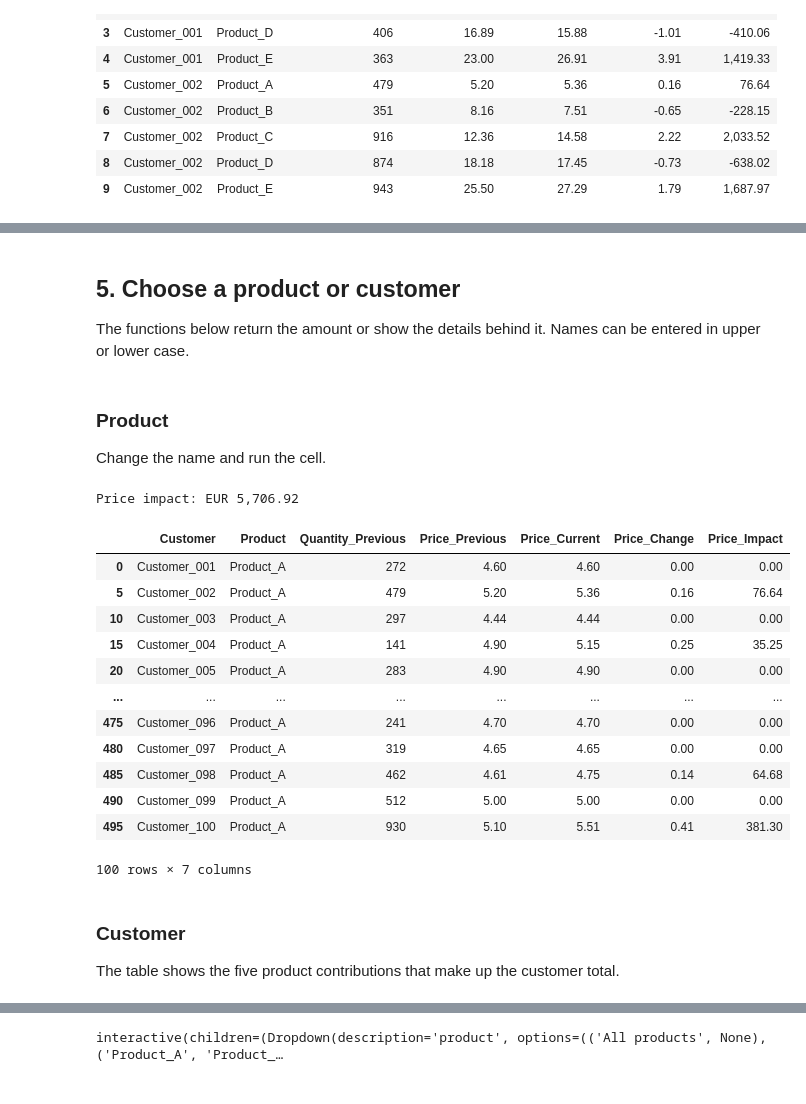
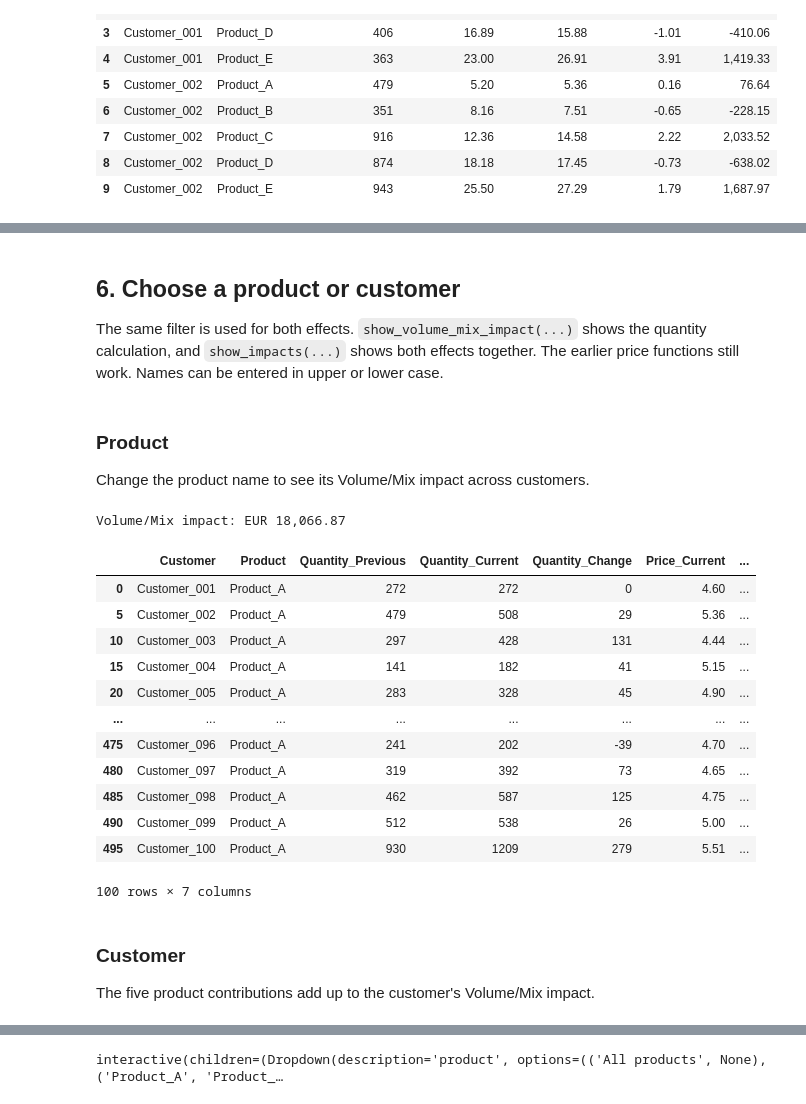
Before and after one commit to StoyanBachvarov/High-School-Math-Exam, a Jupyter notebook: sales_variance_analysis_implementation.ipynb, the cells around one changed output, grey strips where cells are left out. Drawn from its saved outputs; the diff is of its cells as text; code cells hidden in the pictures.

Commit message:
Calculation Volume Impact

```diff
--- a/sales_variance_analysis_implementation.ipynb
+++ b/sales_variance_analysis_implementation.ipynb
@@ -129,9 +175,9 @@ Total price impact: EUR 143,231.87
 # %% [markdown]
-## 5. Choose a product or customer
+## 6. Choose a product or customer
 
-The functions below return the amount or show the details behind it. Names can be entered in upper or lower case.
+The same filter is used for both effects. `show_volume_mix_impact(...)` shows the quantity calculation, and `show_impacts(...)` shows both effects together. The earlier price functions still work. Names can be entered in upper or lower case.
 # %%
-def price_impact_details(product=None, customer=None):
+def sales_details(product=None, customer=None):
     result = comparison
     if product is not None:
         name = str(product).strip().lower()
@@ -141,45 +187,75 @@ def price_impact_details(product=None, customer=None):
         result = result[result['Customer'].str.lower() == name]
     if result.empty:
         raise ValueError('No data found. Check the product or customer name.')
-    return result[detail_columns].copy()
+    return result.copy()
+
+
+def price_impact_details(product=None, customer=None):
+    return sales_details(product, customer)[detail_columns]
+
+
+def volume_mix_impact_details(product=None, customer=None):
+    return sales_details(product, customer)[volume_columns]
 
 
 def price_impact(product=None, customer=None):
-    result = price_impact_details(product, customer)
-    return round(result['Price_Impact'].sum(), 2)
+    return round(sales_details(product, customer)['Price_Impact'].sum(), 2)
+
+
+def volume_mix_impact(product=None, customer=None):
+    return round(sales_details(product, customer)['Volume_Mix_Impact'].sum(), 2)
 
 
 def show_price_impact(product=None, customer=None):
     print(f'Price impact: EUR {price_impact(product, customer):,.2f}')
     if product is None and customer is None:
+        display(product_summary[['Product', 'Price_Impact']])
+    else:
+        display(price_impact_details(product, customer))
+
+
+def show_volume_mix_impact(product=None, customer=None):
+    print(f'Volume/Mix impact: EUR {volume_mix_impact(product, customer):,.2f}')
+    if product is None and customer is None:
+        display(product_summary[['Product', 'Volume_Mix_Impact']])
+    else:
+        display(volume_mix_impact_details(product, customer))
+
+
+def show_impacts(product=None, customer=None):
+    result = sales_details(product, customer)
+    print(f'Price impact: EUR {price_impact(product, customer):,.2f}')
+    print(f'Volume/Mix impact: EUR {volume_mix_impact(product, customer):,.2f}')
+    print(f'Sales change: EUR {result["Sales_Change"].sum():,.2f}')
+    if product is None and customer is None:
         display(product_summary)
     else:
-        display(price_impact_details(product, customer))
+        display(result[['Customer', 'Product'] + impact_columns])
-# %% [markdown]
-### Product
-
-Change the name and run the cell.
+# %% [markdown]
+### Product
+
+Change the product name to see its Volume/Mix impact across customers.
 # %%
 selected_product = "Product_A"
-show_price_impact(product=selected_product)
+show_volume_mix_impact(product=selected_product)
 # %% [output]
-Price impact: EUR 5,706.92
+Volume/Mix impact: EUR 18,066.87
-|  | Customer | Product | Quantity_Previous | Price_Previous | Price_Current | Price_Change | Price_Impact |
-| 0 | Customer_001 | Product_A | 272 | 4.60 | 4.60 | 0.00 | 0.00 |
-| 5 | Customer_002 | Product_A | 479 | 5.20 | 5.36 | 0.16 | 76.64 |
-| 10 | Customer_003 | Product_A | 297 | 4.44 | 4.44 | 0.00 | 0.00 |
-| 15 | Customer_004 | Product_A | 141 | 4.90 | 5.15 | 0.25 | 35.25 |
-| 20 | Customer_005 | Product_A | 283 | 4.90 | 4.90 | 0.00 | 0.00 |
+|  | Customer | Product | Quantity_Previous | Quantity_Current | Quantity_Change | Price_Current | ... |
+| 0 | Customer_001 | Product_A | 272 | 272 | 0 | 4.60 | ... |
+| 5 | Customer_002 | Product_A | 479 | 508 | 29 | 5.36 | ... |
+| 10 | Customer_003 | Product_A | 297 | 428 | 131 | 4.44 | ... |
+| 15 | Customer_004 | Product_A | 141 | 182 | 41 | 5.15 | ... |
+| 20 | Customer_005 | Product_A | 283 | 328 | 45 | 4.90 | ... |
 | ... | ... | ... | ... | ... | ... | ... | ... |
-| 475 | Customer_096 | Product_A | 241 | 4.70 | 4.70 | 0.00 | 0.00 |
-| 480 | Customer_097 | Product_A | 319 | 4.65 | 4.65 | 0.00 | 0.00 |
-| 485 | Customer_098 | Product_A | 462 | 4.61 | 4.75 | 0.14 | 64.68 |
-| 490 | Customer_099 | Product_A | 512 | 5.00 | 5.00 | 0.00 | 0.00 |
-| 495 | Customer_100 | Product_A | 930 | 5.10 | 5.51 | 0.41 | 381.30 |
+| 475 | Customer_096 | Product_A | 241 | 202 | -39 | 4.70 | ... |
+| 480 | Customer_097 | Product_A | 319 | 392 | 73 | 4.65 | ... |
+| 485 | Customer_098 | Product_A | 462 | 587 | 125 | 4.75 | ... |
+| 490 | Customer_099 | Product_A | 512 | 538 | 26 | 5.00 | ... |
+| 495 | Customer_100 | Product_A | 930 | 1209 | 279 | 5.51 | ... |
 100 rows × 7 columns
 # %% [markdown]
 ### Customer
 
-The table shows the five product contributions that make up the customer total.
+The five product contributions add up to the customer's Volume/Mix impact.
 # %%
 selected_customer = "Customer_001"
```
Also changed, not shown: parts of 16 cells of this notebook.
